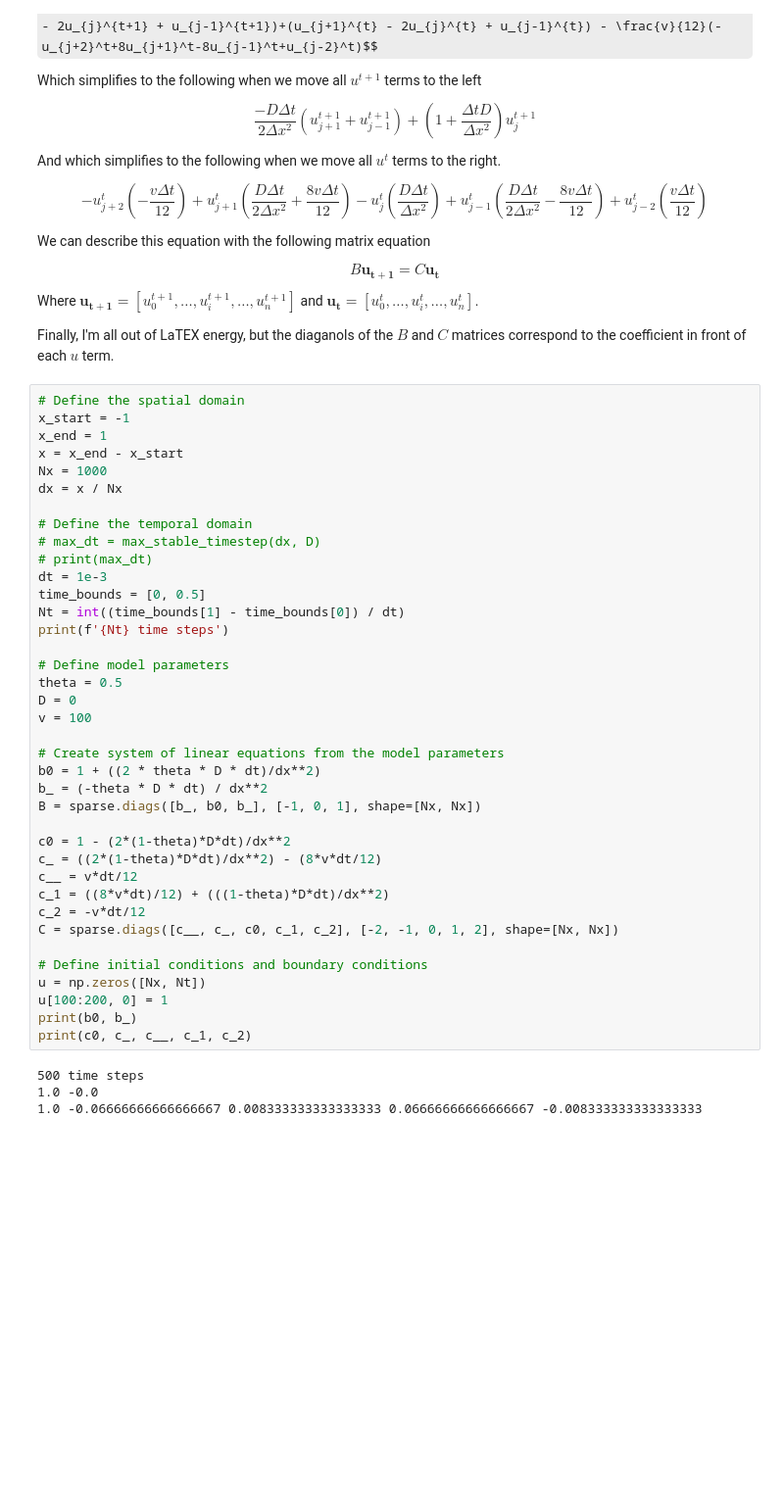
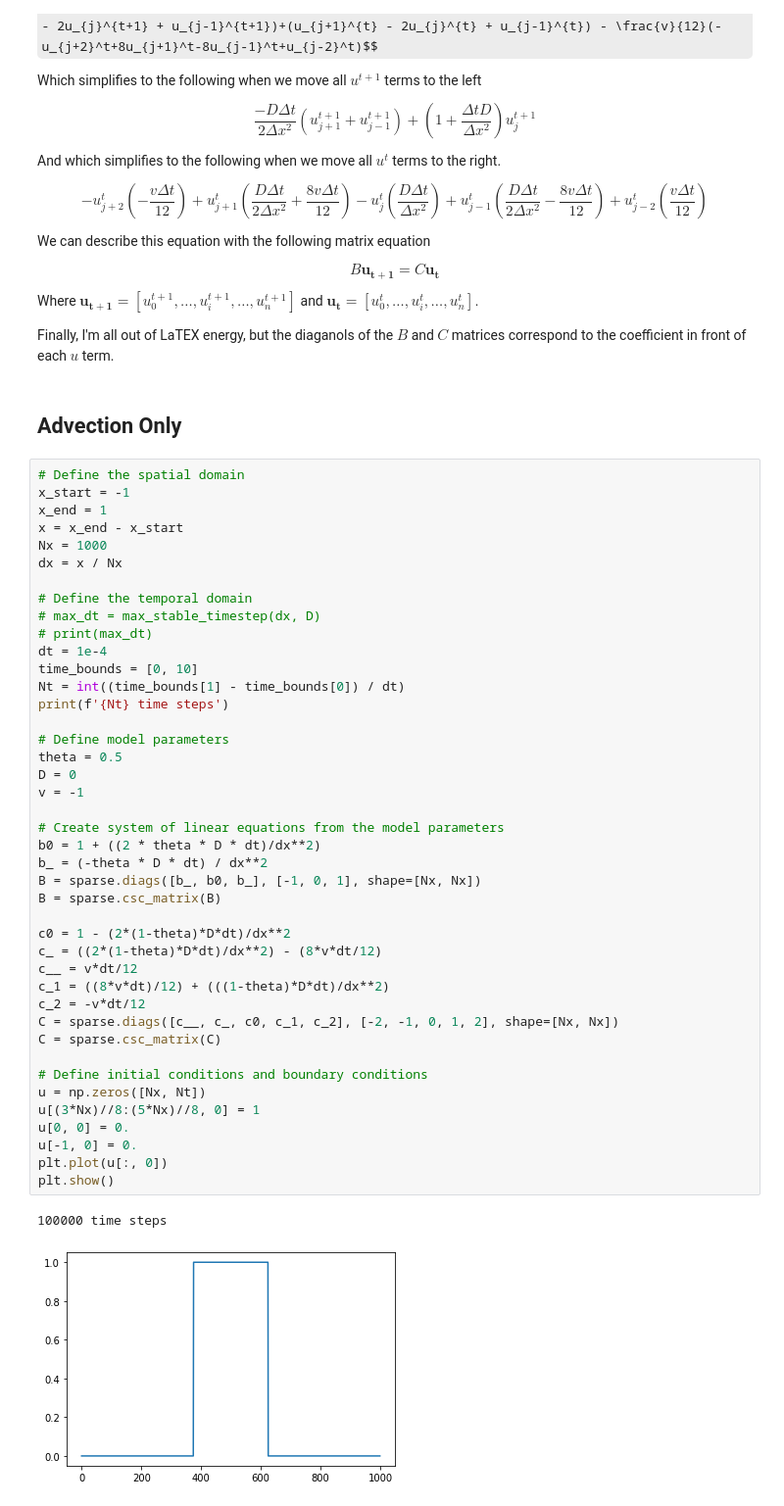
Before and after one commit to amarcozzi/CS592-PDEs, a Jupyter notebook: Week5/Advection-Diffusion.ipynb, the cells around one changed output. Shown at 98% size. Cells and saved outputs as stored; diff of their text form; some formulas as TeX source; blank space fills up the shorter version.

```diff
--- a/Week5/Advection-Diffusion.ipynb
+++ b/Week5/Advection-Diffusion.ipynb
@@ -45,45 +46,50 @@ $$B \boldsymbol{u_{t+1}} = C \boldsymbol{u_t}$$
 Where $\boldsymbol{u_{t+1}} = [u_0^{t+1}, \dots, u_i^{t+1}, \dots, u_n^{t+1}]$ and $\boldsymbol{u_{t}} = [u_0^{t}, \dots, u_i^{t}, \dots, u_n^{t}]$.
 
 Finally, I'm all out of LaTEX energy, but the diaganols of the $B$ and $C$ matrices correspond to the coefficient in front of each $u$ term.
+# %% [markdown]
+## Advection Only
 # %%
 # Define the spatial domain
 x_start = -1
 x_end = 1
 x = x_end - x_start
 Nx = 1000
 dx = x / Nx
 
 # Define the temporal domain
 # max_dt = max_stable_timestep(dx, D)
 # print(max_dt)
-dt = 1e-3
-time_bounds = [0, 0.5]
+dt = 1e-4
+time_bounds = [0, 10]
 Nt = int((time_bounds[1] - time_bounds[0]) / dt)
 print(f'{Nt} time steps')
 
 # Define model parameters
 theta = 0.5
 D = 0
-v = 100
+v = -1
 
 # Create system of linear equations from the model parameters
 b0 = 1 + ((2 * theta * D * dt)/dx**2)
 b_ = (-theta * D * dt) / dx**2
 B = sparse.diags([b_, b0, b_], [-1, 0, 1], shape=[Nx, Nx])
+B = sparse.csc_matrix(B)
 
 c0 = 1 - (2*(1-theta)*D*dt)/dx**2
 c_ = ((2*(1-theta)*D*dt)/dx**2) - (8*v*dt/12)
 c__ = v*dt/12
 c_1 = ((8*v*dt)/12) + (((1-theta)*D*dt)/dx**2)
 c_2 = -v*dt/12
 C = sparse.diags([c__, c_, c0, c_1, c_2], [-2, -1, 0, 1, 2], shape=[Nx, Nx])
+C = sparse.csc_matrix(C)
 
 # Define initial conditions and boundary conditions
 u = np.zeros([Nx, Nt])
-u[100:200, 0] = 1
-print(b0, b_)
-print(c0, c_, c__, c_1, c_2)
+u[(3*Nx)//8:(5*Nx)//8, 0] = 1
+u[0, 0] = 0.
+u[-1, 0] = 0.
+plt.plot(u[:, 0])
+plt.show()
 # %% [output]
-500 time steps
-1.0 -0.0
-1.0 -0.06666666666666667 0.008333333333333333 0.06666666666666667 -0.008333333333333333
+100000 time steps
+[figure, added]
```
Also changed, not shown: parts of 20 cells of this notebook, 3 other files.
